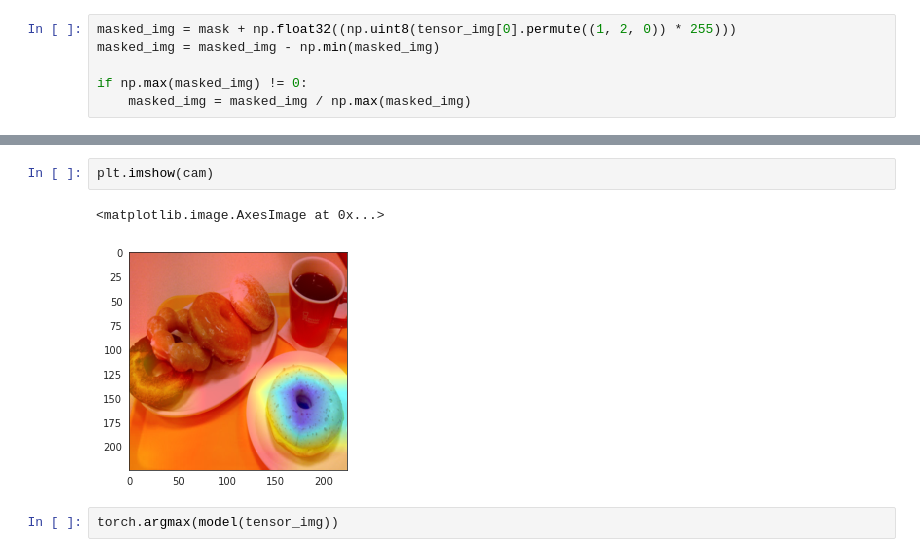
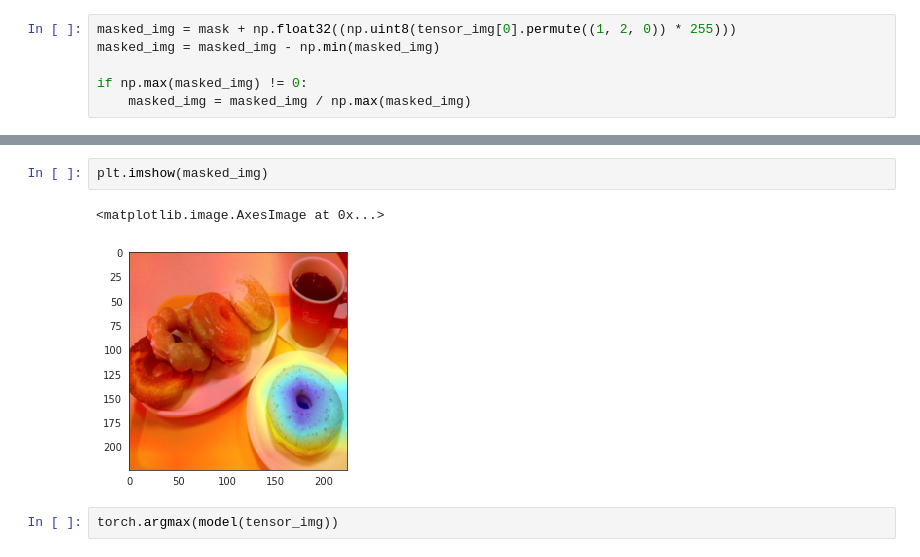
Before and after one commit to pondelion/MLDL-Memo, a Jupyter notebook: py/DL/grad_cam.ipynb, the cells around one changed output, grey strips where cells are left out. Saved outputs shown, nothing was run; the diff lists cells and outputs as text.

```diff
--- a/py/DL/grad_cam.ipynb
+++ b/py/DL/grad_cam.ipynb
@@ -161,10 +177,10 @@ cam.shape
 # %% [output]
 (224, 224, 3)
 # %%
-plt.imshow(cam)
+plt.imshow(masked_img)
 # %% [output]
 <matplotlib.image.AxesImage at 0x...>
-[figure, old version]
+[figure, new version]
 # %%
 torch.argmax(model(tensor_img))
 # %% [output]
```
Also changed, not shown: parts of 6 cells of this notebook.
